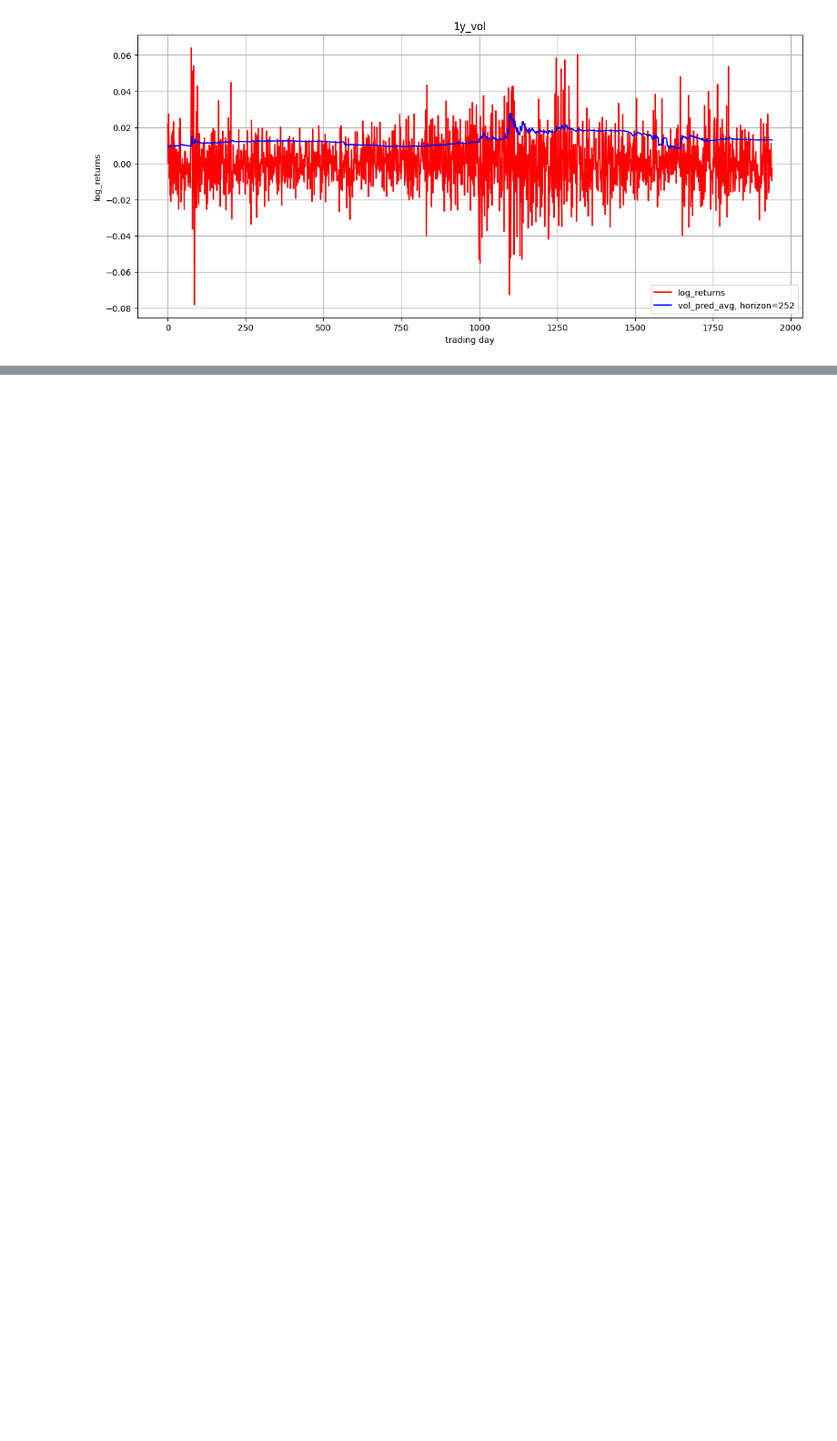
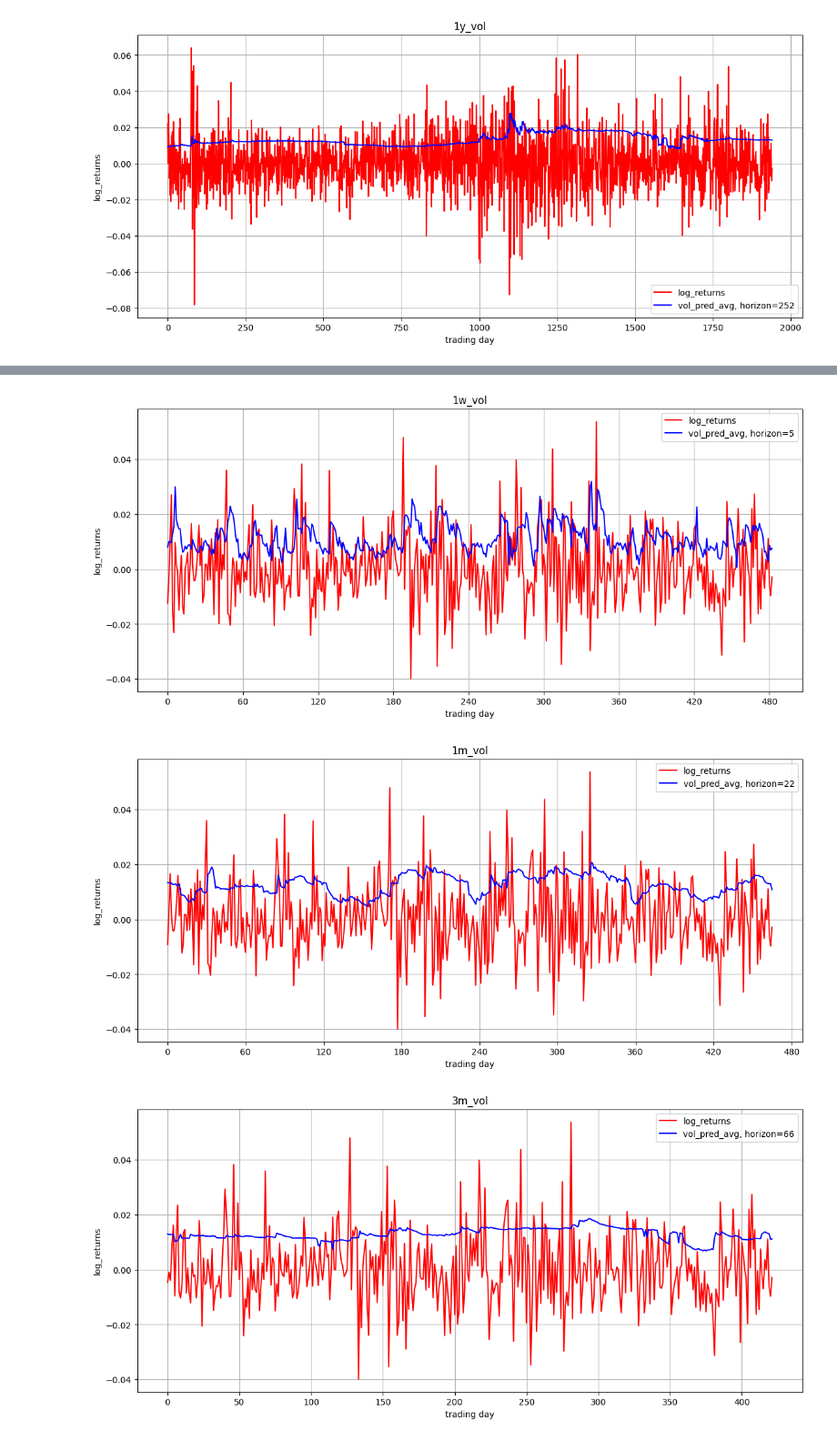
Before and after one commit to panstenos/Commodity-Optionality-Pricing-UCL-Dissertation, a Jupyter notebook: Volatility Models/arch_family.ipynb, the cells around one changed output, grey strips where cells are left out. Shown at 91% size. Drawn from its saved outputs; the diff is of its cells as text; code cells hidden in the pictures; blank space fills up the shorter version.

```diff
--- a/Volatility Models/arch_family.ipynb
+++ b/Volatility Models/arch_family.ipynb
@@ -561,0 +488,11 @@ metrics_df
+# %%
+for expiry_date, vals in avg_pred_volatilities_test.items():
+    ax, fig = line_plot(df['date'][-488+pred_char_to_value(expiry_date):], df[f'al_lme_prices_log_returns'][-488+pred_char_to_value(expiry_date):], 'log_returns', graphtitle=f'{expiry_date}_vol', linecolor='red', show=False)
+    _, _ = line_plot(df['date'][-488+pred_char_to_value(expiry_date):], vals[-488+pred_char_to_value(expiry_date):], f'vol_pred_avg, horizon={pred_char_to_value(expiry_date)}', ax=ax, show=True)
+    plt.show()
+    fig.savefig(f'volatility_plots/{expiry_date}_vol_vs_log_returns_garch_fair.png', dpi=300)
+    plt.close(fig)
+# %% [output]
+[figure, added]
+[figure, added]
+[figure, added]
```
Also changed, not shown: parts of 10 cells of this notebook, 12 other files.
